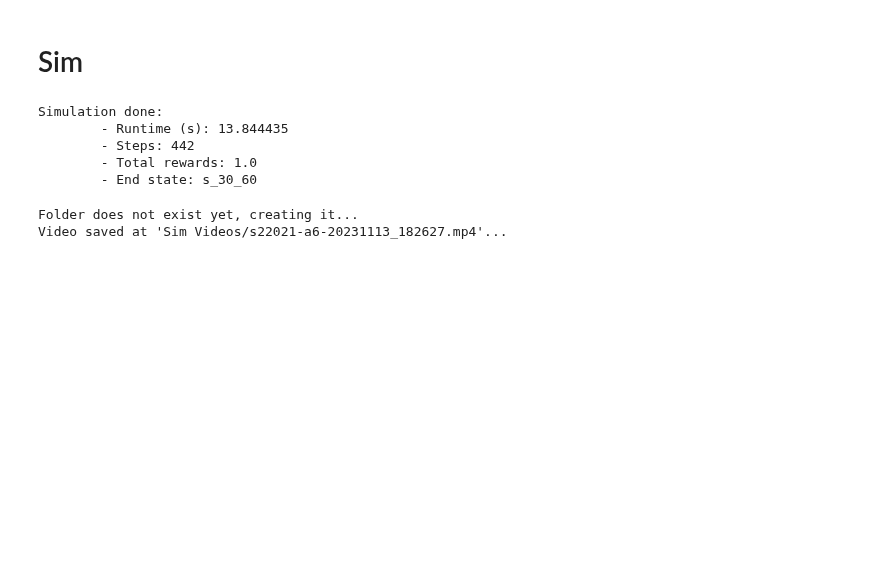
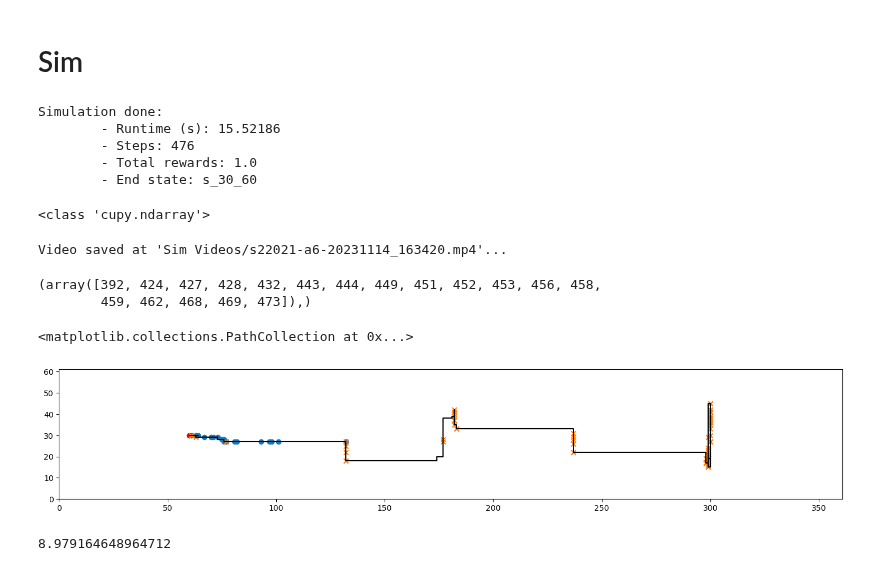
Before and after one commit to PimLb/POMDP_PBVI_Exploration, a Jupyter notebook: Experiments/Olfactory Navigation/Olfactory_Alternation_Paper.ipynb, the cells around one changed output. Drawn from its saved outputs; the diff is of its cells as text; code cells hidden in the pictures; blank space fills up the shorter version.

```diff
--- a/Experiments/Olfactory Navigation/Olfactory_Alternation_Paper.ipynb
+++ b/Experiments/Olfactory Navigation/Olfactory_Alternation_Paper.ipynb
@@ -203,17 +203,52 @@ fsvi_solution.plot()
 # %% [markdown]
 # Sim
 # %%
-a = Agent(model=model, value_function=fsvi_solution)
+a = Agent(model=model, value_function=fsvi_solution.to_cpu())
 # %%
-sim_hist = a.simulate(start_state=(300*30)+270)
+sim_hist = a.simulate(start_state=(env_shape[1]*30)+300)
 # %% [output]
 Simulation done:
-        - Runtime (s): 13.844435
-        - Steps: 442
+        - Runtime (s): 15.52186
+        - Steps: 476
         - Total rewards: 1.0
         - End state: s_30_60
+# %%
+for o in sim_hist.model.observations:
+    print(type(o))
+    break
+# %% [output]
+<class 'cupy.ndarray'>
 # %%
 sim_hist.save_simulation_video()
 # %% [output]
-Folder does not exist yet, creating it...
-Video saved at 'Sim Videos/s22021-a6-20231113_182627.mp4'...
+Video saved at 'Sim Videos/s22021-a6-20231114_163420.mp4'...
+# %%
+np.where(np.array(sim_hist.observations) == 1)
+# %% [output]
+(array([392, 424, 427, 428, 432, 443, 444, 449, 451, 452, 453, 456, 458,
+        459, 462, 468, 469, 473]),)
+# %%
+# PLot setup
+plt.figure(figsize=(18,3))
+plt.xlim(0, env_shape[1])
+plt.ylim(0, env_shape[0])
+
+# Goal
+plt.scatter(60, 30, c='red')
+
+# Path
+seq = np.array(sim_hist.grid_point_sequence)
+plt.plot(seq[:,1], seq[:,0], c='black')
+
+# Something sensed
+obs_ts = np.where(np.array(sim_hist.observations) == 1)
+points_obs = seq[obs_ts[0],:]
+plt.scatter(points_obs[:,1], points_obs[:,0])
+
+# Points sniff
+sniff_in_air = np.where(np.array(sim_hist.actions) == 5)
+points_sniff = seq[sniff_in_air[0],:]
+plt.scatter(points_sniff[:,1], points_sniff[:,0], marker='x')
+# %% [output]
+<matplotlib.collections.PathCollection at 0x...>
+[figure, added]
@@ -219,0 +257,4 @@ Video saved at 'Sim Videos/s22021-a6-20231113_182627.mp4'...
+# %%
+entropy(Belief(model).values)
+# %% [output]
+8.979164648964712
```
Also changed, not shown: parts of 12 cells of this notebook, 1 other file.
